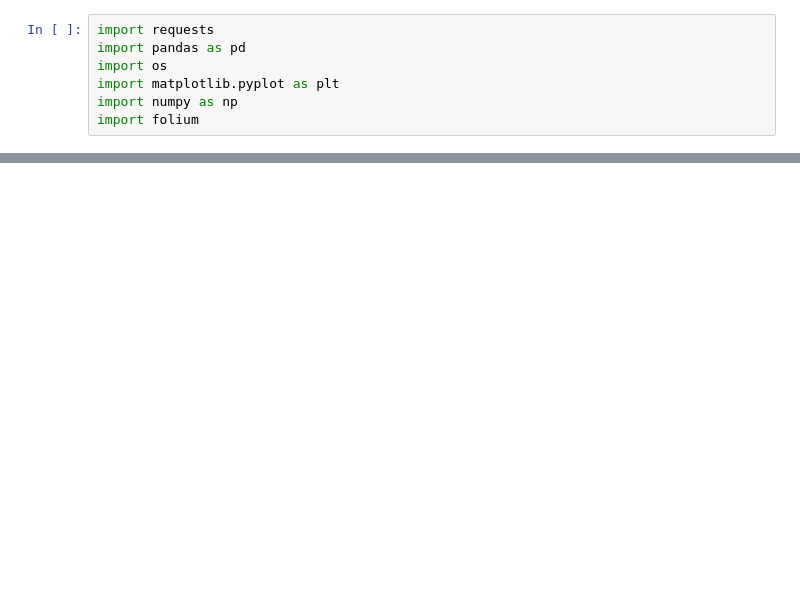
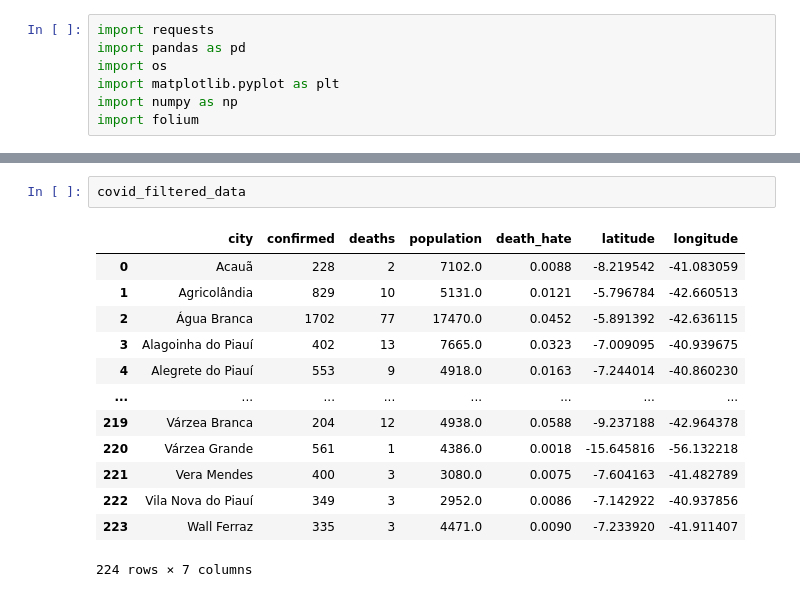
Before and after one commit to joaocarlos-losfe/Atividade-Visualiza--o-de-casos-de-COVID-19-no-Piau-, a Jupyter notebook: main.ipynb, the cells around one changed output, grey strips where cells are left out. Saved outputs shown, nothing was run; the diff lists cells and outputs as text; blank space fills up the shorter version.

```diff
--- a/main.ipynb
+++ b/main.ipynb
@@ -125,0 +180,16 @@ map
+# %%
+covid_filtered_data
+# %% [output]
+|  | city | confirmed | deaths | population | death_hate | latitude | longitude |
+| 0 | Acauã | 228 | 2 | 7102.0 | 0.0088 | -8.219542 | -41.083059 |
+| 1 | Agricolândia | 829 | 10 | 5131.0 | 0.0121 | -5.796784 | -42.660513 |
+| 2 | Água Branca | 1702 | 77 | 17470.0 | 0.0452 | -5.891392 | -42.636115 |
+| 3 | Alagoinha do Piauí | 402 | 13 | 7665.0 | 0.0323 | -7.009095 | -40.939675 |
+| 4 | Alegrete do Piauí | 553 | 9 | 4918.0 | 0.0163 | -7.244014 | -40.860230 |
+| ... | ... | ... | ... | ... | ... | ... | ... |
+| 219 | Várzea Branca | 204 | 12 | 4938.0 | 0.0588 | -9.237188 | -42.964378 |
+| 220 | Várzea Grande | 561 | 1 | 4386.0 | 0.0018 | -15.645816 | -56.132218 |
+| 221 | Vera Mendes | 400 | 3 | 3080.0 | 0.0075 | -7.604163 | -41.482789 |
+| 222 | Vila Nova do Piauí | 349 | 3 | 2952.0 | 0.0086 | -7.142922 | -40.937856 |
+| 223 | Wall Ferraz | 335 | 3 | 4471.0 | 0.0090 | -7.233920 | -41.911407 |
+224 rows × 7 columns
```
Also changed, not shown: parts of 9 cells of this notebook.
